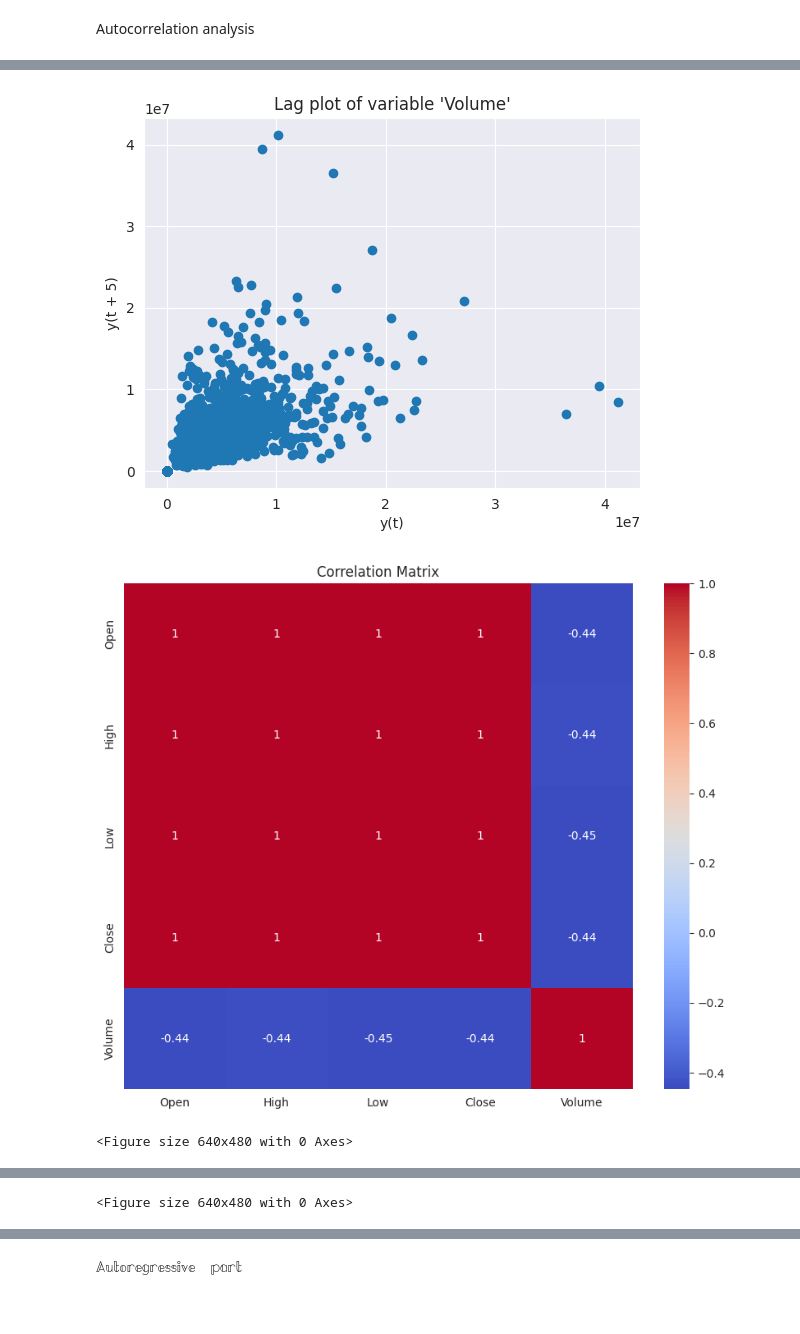
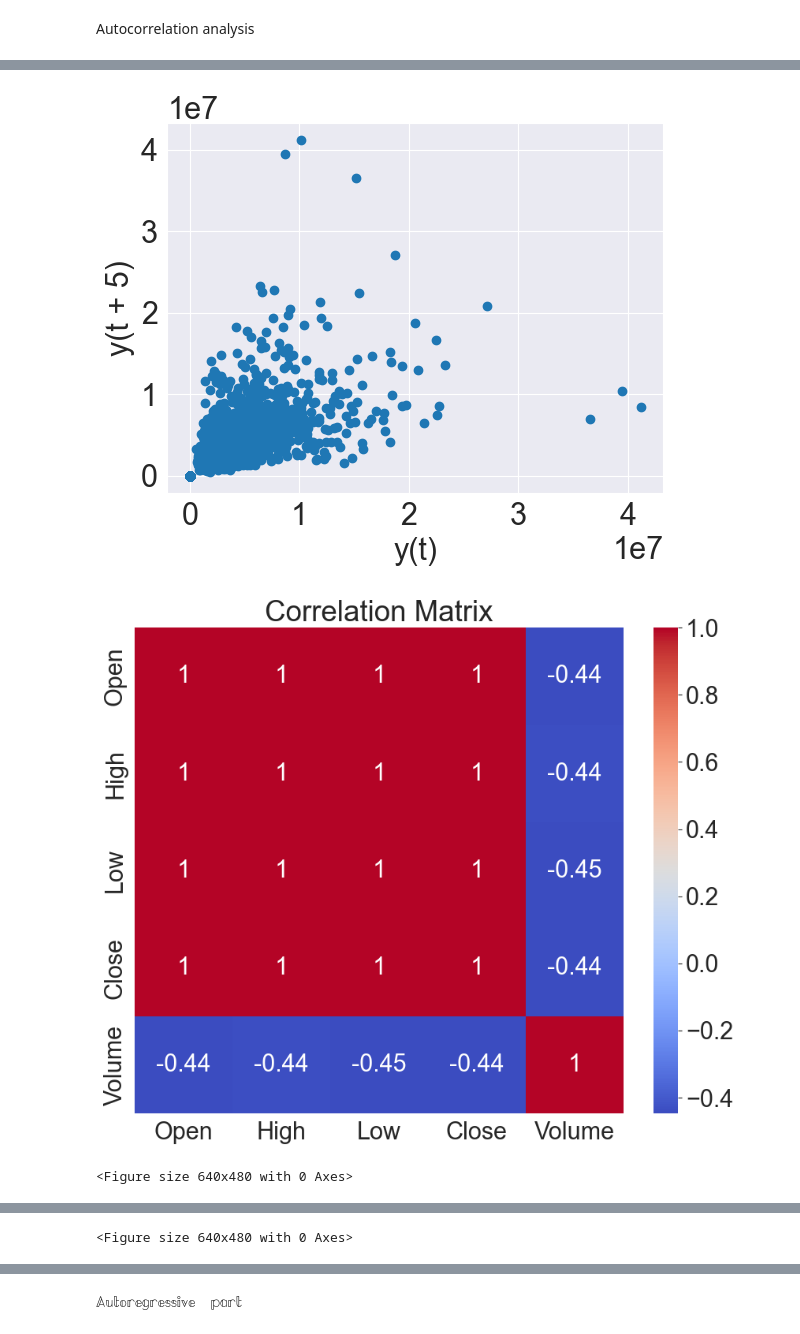
Before and after one commit to irene-fagnani/ADAML-project2, a Jupyter notebook: Code.ipynb, the cells around one changed output, grey strips where cells are left out. Saved outputs shown, nothing was run; the diff lists cells and outputs as text; code cells hidden in the pictures.

Commit message:
Changed image sizes

```diff
--- a/Code.ipynb
+++ b/Code.ipynb
@@ -3,6 +3,7 @@ Code for project 2
 # %%
 import pandas as pd
 import matplotlib.pyplot as plt
+plt.rcParams.update({'font.size': 22})
 # %% [markdown]
 Plot of the variables: High, Low, Close
 # %%
@@ -143,7 +144,7 @@ Autocorrelation analysis
 for i in range(5):
     plt.figure()
     pd.plotting.lag_plot(data, lag=i+1)
-    plt.title("Lag plot of variable '" + data.columns[i]  + "'")
+    #plt.title("Lag plot of variable '" + data.columns[i]  + "'")
     plt.savefig("Lag_plot_" + str(i) + ".png")
 
 # extracting only the temperature values
@@ -168,7 +169,8 @@ from statsmodels.graphics.tsaplots import plot_acf
 for i in range(5):
     plt.figure()
     plot_acf(data.iloc[:, i])
-    plt.title("Autocorrelation of variable '" + data.columns[i]  + "'")
+    #plt.title("Autocorrelation of variable '" + data.columns[i]  + "'")
+    plt.title("")
     plt.savefig("auc_" + str(i) + ".png")
 # %% [output]
             0        1        2        3           4
@@ -198,3 +200,3 @@ for i in range(5):
-[figure, old version]
+[figure, new version]
-[figure, old version]
+[figure, new version]
 <Figure size 640x480 with 0 Axes>
```
Also changed, not shown: parts of 6 cells of this notebook, 17 other files.
